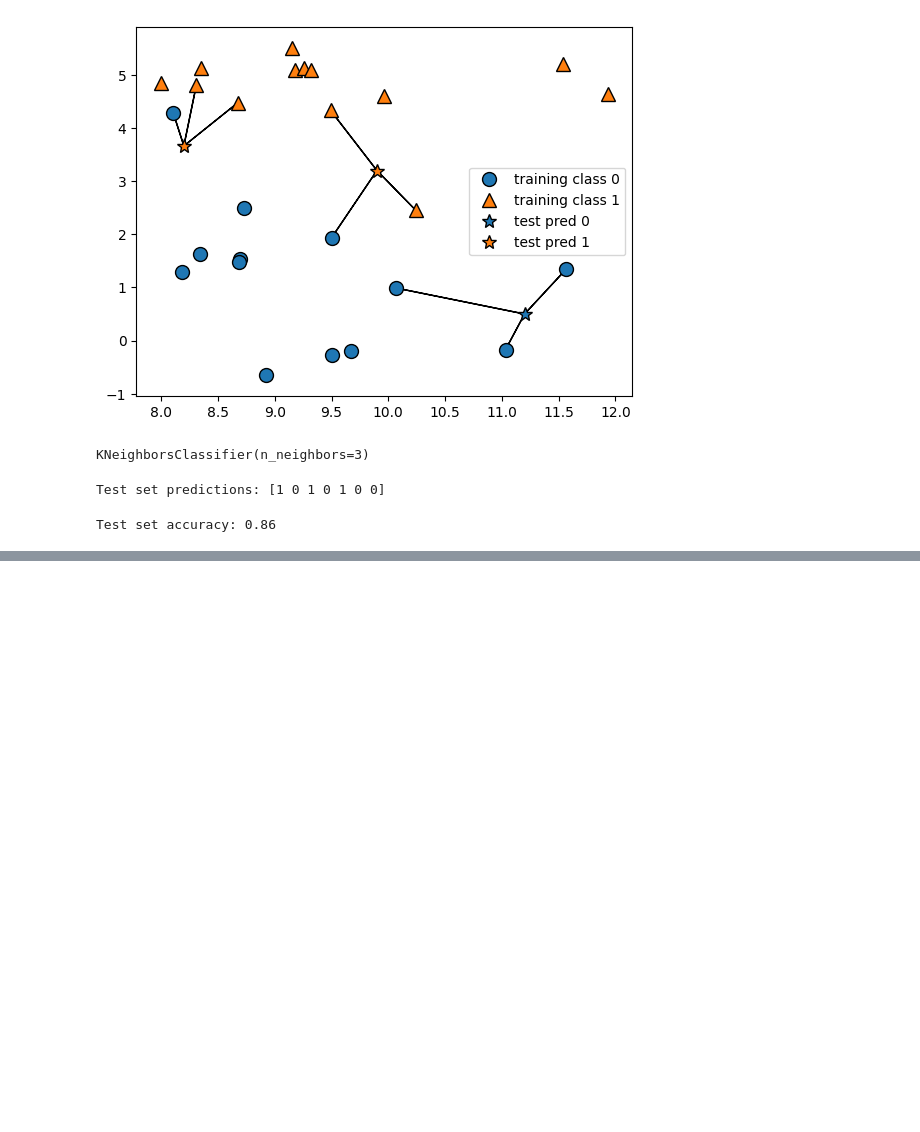
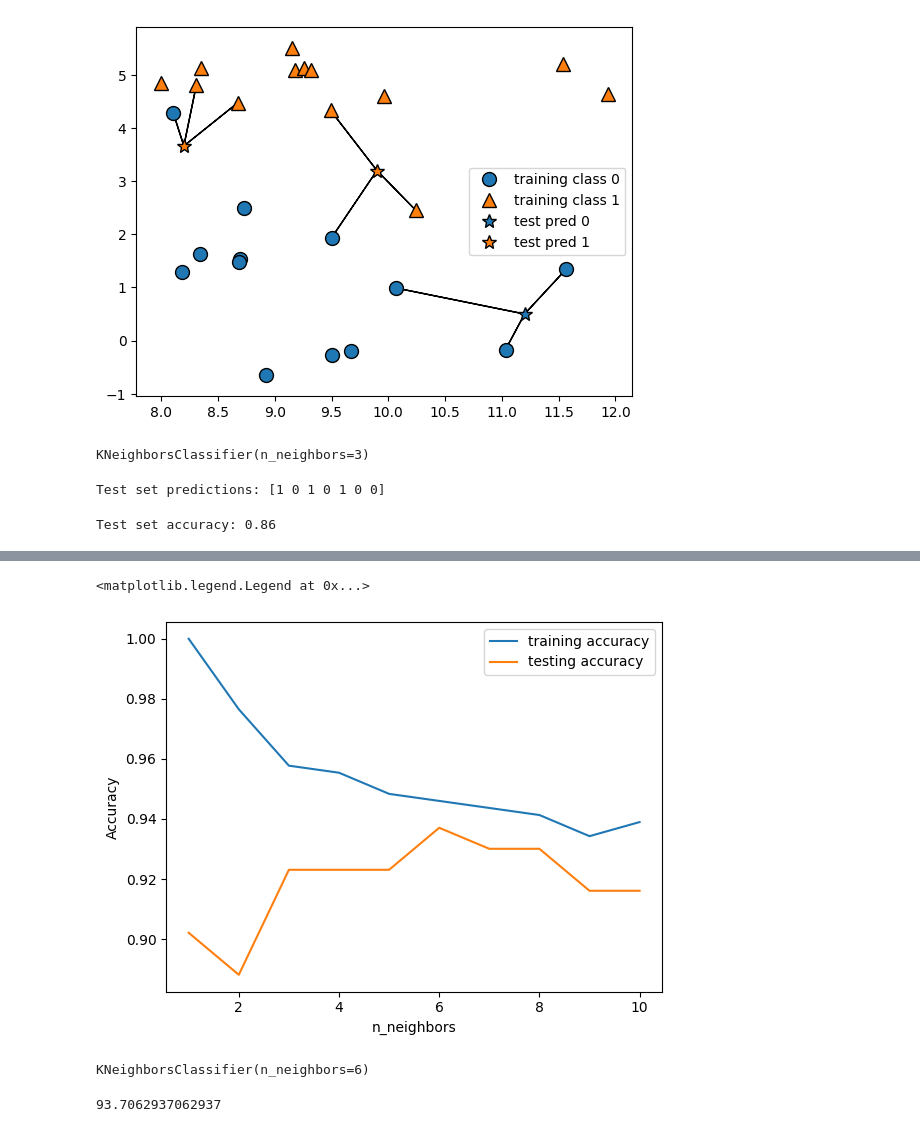
Before and after one commit to thamidu02/ML-With-python, a Jupyter notebook: Supervised Machine Learning Algorithms.ipynb, the cells around one changed output, grey strips where cells are left out. Saved outputs shown, nothing was run; the diff lists cells and outputs as text; code cells hidden in the pictures; blank space fills up the shorter version.

```diff
--- a/Supervised Machine Learning Algorithms.ipynb
+++ b/Supervised Machine Learning Algorithms.ipynb
@@ -139,0 +161,21 @@ Test set accuracy: 0.86
+# %%
+training_accuracy=[]
+testing_accuracy=[]
+
+neighbors_settings = range(1, 11) # # try n_neighbors from 1 to 10
+
+for n_neighbors in neighbors_settings:
+    clf=KNeighborsClassifier(n_neighbors=n_neighbors)
+    clf.fit(X_train,y_train)
+    training_accuracy.append(clf.score(X_train,y_train))
+    testing_accuracy.append(clf.score(X_test,y_test))
+
+
+plt.plot(neighbors_settings,training_accuracy,label="training accuracy")
+plt.plot(neighbors_settings,testing_accuracy,label="testing accuracy")
+plt.ylabel("Accuracy")
+plt.xlabel("n_neighbors")
+plt.legend()
+# %% [output]
+<matplotlib.legend.Legend at 0x...>
+[figure, added]
@@ -139,0 +186,9 @@ Test set accuracy: 0.86
+# %%
+X_train,X_test,y_train,y_test=train_test_split(b_cancer.data,b_cancer.target,stratify=b_cancer.target,random_state=66)
+new_pred.fit(X_train,y_train)
+# %% [output]
+KNeighborsClassifier(n_neighbors=6)
+# %%
+new_pred.score(X_test,y_test)*100
+# %% [output]
+93.7062937062937
```
Also changed, not shown: parts of 4 cells of this notebook, 1 other file.
